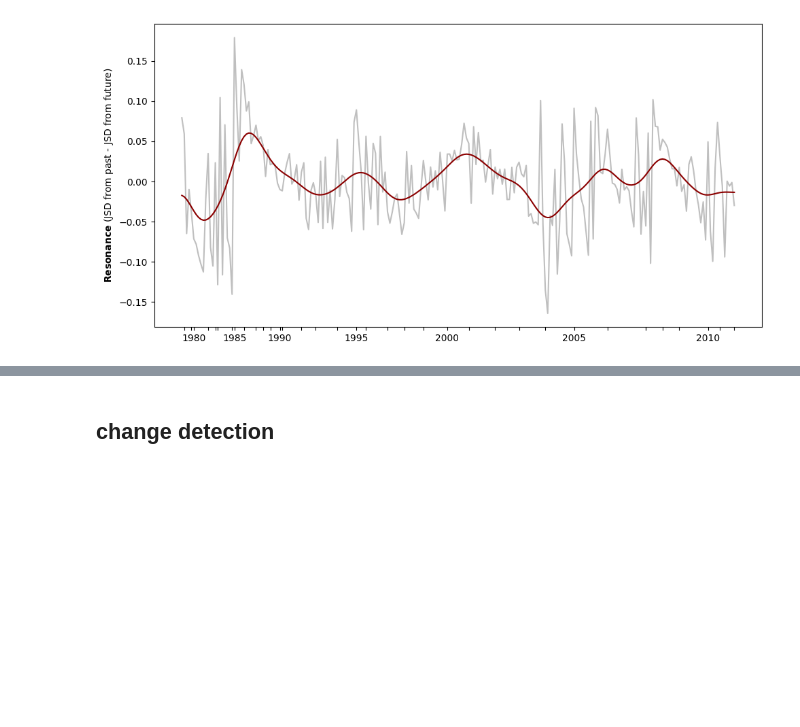
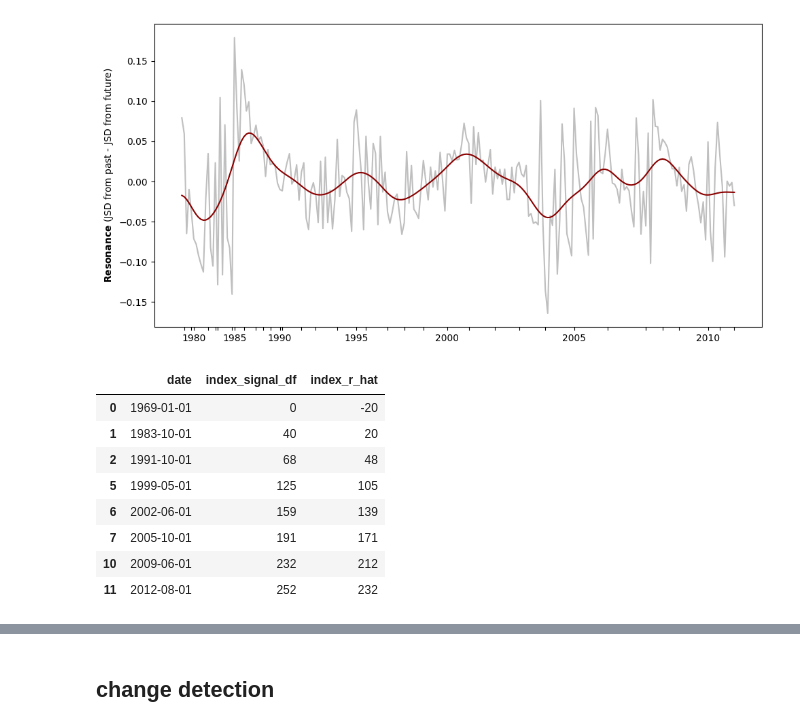
Before and after one commit to centre-for-humanities-computing/friths, a Jupyter notebook: notebooks/experiment_infodynamics.ipynb, the cells around one changed output, grey strips where cells are left out. Drawn from its saved outputs; the diff is of its cells as text; code cells hidden in the pictures; blank space fills up the shorter version.

```diff
--- a/notebooks/experiment_infodynamics.ipynb
+++ b/notebooks/experiment_infodynamics.ipynb
@@ -533,3 +535,53 @@ plt.tight_layout()
 plt.savefig('fig/resonance_w20_doc2doc.png', dpi=300)
 # %% [output]
 [figure]
+# %%
+smooth_r_hat = pd.Series(gaussian_filter1d(r_hat, sigma=5))
+crosses_zero = (smooth_r_hat.shift(1) * smooth_r_hat) < 0
+
+
+# add the window length to the beginning and end of the series
+falses_len_window = pd.Series([False] * 20)
+full_sig_crosses_zero = pd.concat([falses_len_window, crosses_zero, falses_len_window])
+full_sig_crosses_zero = full_sig_crosses_zero.reset_index(drop=True)
+
+# add global min point and local max point
+full_sig_crosses_zero.iloc[0] = True
+full_sig_crosses_zero.iloc[-20] = True
+
+# get dates where zero crossing occurs
+signal_df['smooth_r_hat_crossing_zero'] = full_sig_crosses_zero
+dates_crossing_zero = signal_df.query('smooth_r_hat_crossing_zero == True')['date'].tolist()
+dates_crossing_zero = [stamp.strftime('%Y-%m-%d') for stamp in dates_crossing_zero]
+
+# indices crossing zero
+idx_crossing_zero = signal_df.query('smooth_r_hat_crossing_zero == True').index.tolist()
+idx_crossing_zero_cutoff_adjusted = [idx - 20 for idx in idx_crossing_zero]
+
+# change points df
+change_point_df = pd.DataFrame({
+    'date': dates_crossing_zero,
+    'index_signal_df': idx_crossing_zero,
+    'index_r_hat': idx_crossing_zero_cutoff_adjusted,
+})
+
+# manually drop change points that are too close to each other
+illegal_dates = [
+    "1994-07-01",
+    "1996-06-01",
+    "2006-04-01",
+    "2006-07-01"
+]
+
+change_point_df_curated = change_point_df.query("date != @illegal_dates")
+change_point_df_curated
+# %% [output]
+|  | date | index_signal_df | index_r_hat |
+| 0 | 1969-01-01 | 0 | -20 |
+| 1 | 1983-10-01 | 40 | 20 |
+| 2 | 1991-10-01 | 68 | 48 |
+| 5 | 1999-05-01 | 125 | 105 |
+| 6 | 2002-06-01 | 159 | 139 |
+| 7 | 2005-10-01 | 191 | 171 |
+| 10 | 2009-06-01 | 232 | 212 |
+| 11 | 2012-08-01 | 252 | 232 |
```
Also changed, not shown: parts of 8 cells of this notebook, 2 other files.
